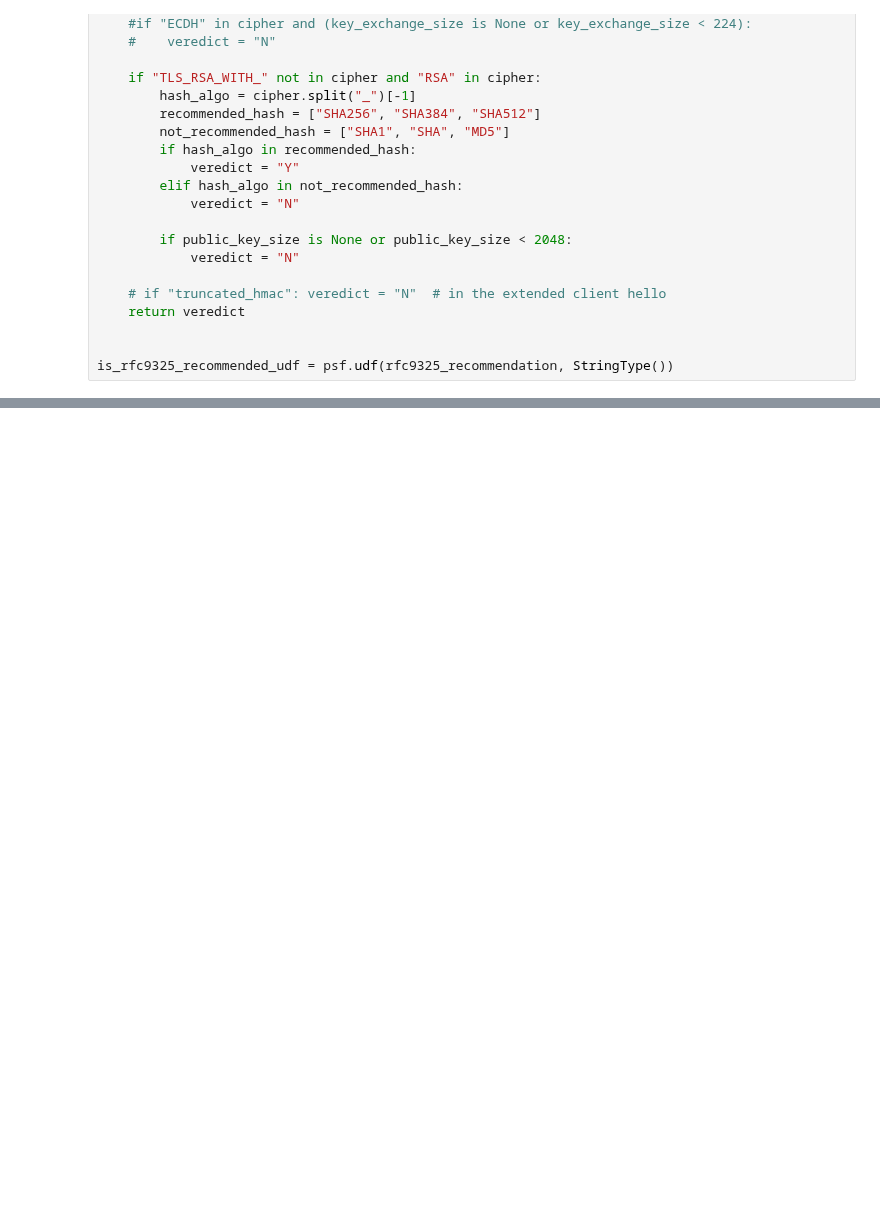
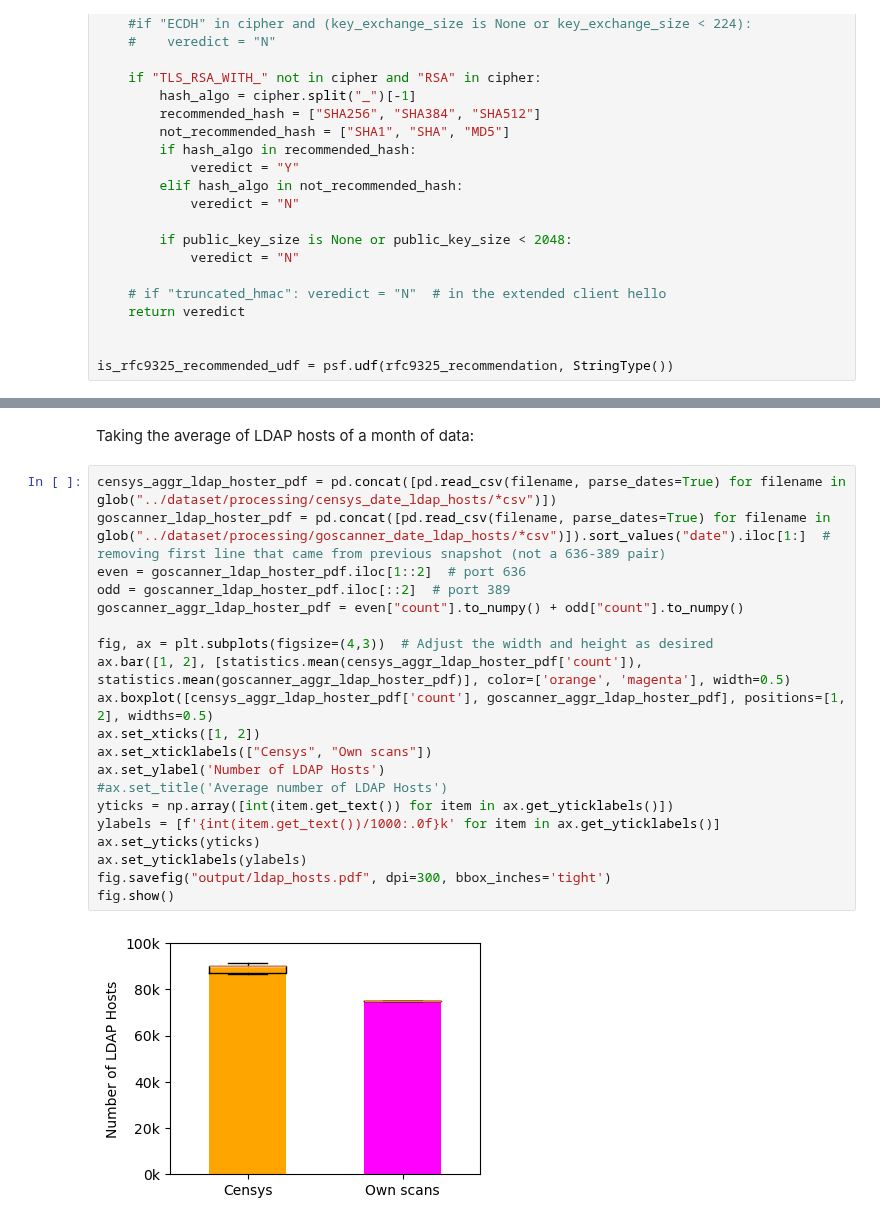
Before and after one commit to internettransparency/ldap-sequel, a Jupyter notebook: notebooks/unused.ipynb, the cells around one changed output, grey strips where cells are left out. Saved outputs shown, nothing was run; the diff lists cells and outputs as text; blank space fills up the shorter version.

```diff
--- a/notebooks/unused.ipynb
+++ b/notebooks/unused.ipynb
@@ -84,0 +1434,24 @@ is_rfc9325_recommended_udf = psf.udf(rfc9325_recommendation, StringType())
+# %% [markdown]
+Taking the average of LDAP hosts of a month of data:
+# %%
+censys_aggr_ldap_hoster_pdf = pd.concat([pd.read_csv(filename, parse_dates=True) for filename in glob("../dataset/processing/censys_date_ldap_hosts/*csv")])
+goscanner_ldap_hoster_pdf = pd.concat([pd.read_csv(filename, parse_dates=True) for filename in glob("../dataset/processing/goscanner_date_ldap_hosts/*csv")]).sort_values("date").iloc[1:]  # removing first line that came from previous snapshot (not a 636-389 pair)
+even = goscanner_ldap_hoster_pdf.iloc[1::2]  # port 636
+odd = goscanner_ldap_hoster_pdf.iloc[::2]  # port 389
+goscanner_aggr_ldap_hoster_pdf = even["count"].to_numpy() + odd["count"].to_numpy()
+
+fig, ax = plt.subplots(figsize=(4,3))  # Adjust the width and height as desired
+ax.bar([1, 2], [statistics.mean(censys_aggr_ldap_hoster_pdf['count']), statistics.mean(goscanner_aggr_ldap_hoster_pdf)], color=['orange', 'magenta'], width=0.5)
+ax.boxplot([censys_aggr_ldap_hoster_pdf['count'], goscanner_aggr_ldap_hoster_pdf], positions=[1, 2], widths=0.5)
+ax.set_xticks([1, 2])
+ax.set_xticklabels(["Censys", "Own scans"])
+ax.set_ylabel('Number of LDAP Hosts')
+#ax.set_title('Average number of LDAP Hosts')
+yticks = np.array([int(item.get_text()) for item in ax.get_yticklabels()])
+ylabels = [f'{int(item.get_text())/1000:.0f}k' for item in ax.get_yticklabels()]
+ax.set_yticks(yticks)
+ax.set_yticklabels(ylabels)
+fig.savefig("output/ldap_hosts.pdf", dpi=300, bbox_inches='tight')
+fig.show()
+# %% [output]
+[figure, added]
```
Also changed, not shown: parts of 111 cells of this notebook, 5 other files.
